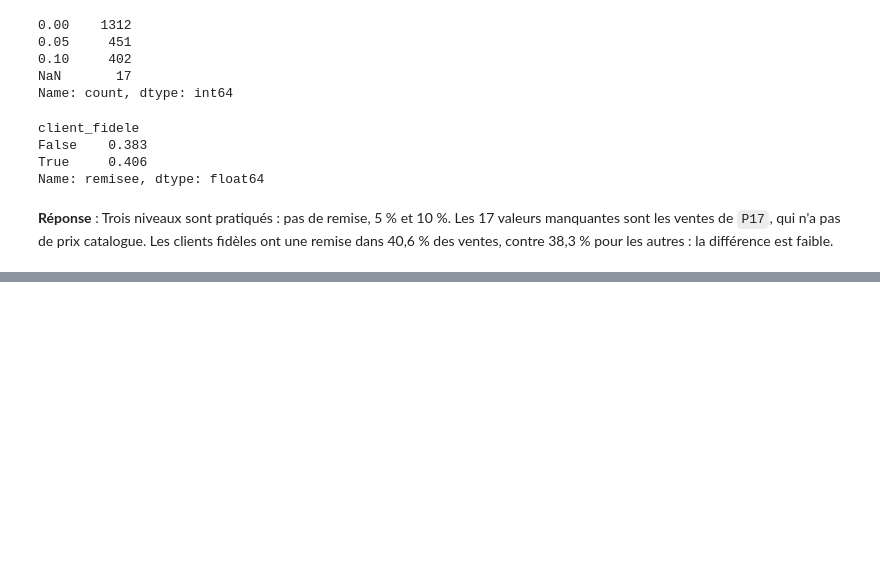
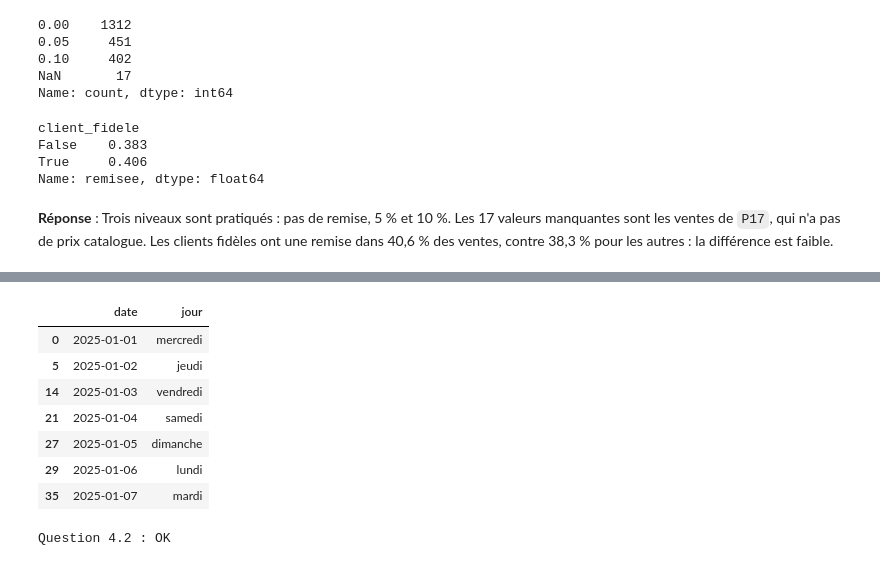
Before and after one commit to ardev2/formation-analyse-donnees-python, a Jupyter notebook: corrections/exercices/tp03-indicateurs/tp03_corrige.ipynb, the cells around one changed output, grey strips where cells are left out. Saved outputs shown, nothing was run; the diff lists cells and outputs as text; code cells hidden in the pictures; blank space fills up the shorter version.

```diff
--- a/corrections/exercices/tp03-indicateurs/tp03_corrige.ipynb
+++ b/corrections/exercices/tp03-indicateurs/tp03_corrige.ipynb
@@ -1469,0 +1520,21 @@ Name: remisee, dtype: float64
+# %%
+jours = {0: "lundi", 1: "mardi", 2: "mercredi", 3: "jeudi", 4: "vendredi", 5: "samedi", 6: "dimanche"}
+df["jour"] = df["date"].dt.dayofweek.map(jours)
+df[["date", "jour"]].drop_duplicates().head(7)
+# %% [output]
+|  | date | jour |
+| 0 | 2025-01-01 | mercredi |
+| 5 | 2025-01-02 | jeudi |
+| 14 | 2025-01-03 | vendredi |
+| 21 | 2025-01-04 | samedi |
+| 27 | 2025-01-05 | dimanche |
+| 29 | 2025-01-06 | lundi |
+| 35 | 2025-01-07 | mardi |
+# %%
+# Vérification
+assert df["jour"].notna().all(), "chaque vente doit avoir un jour"
+assert set(df["jour"]) == {"lundi", "mardi", "mercredi", "jeudi", "vendredi", "samedi", "dimanche"}, "les jours doivent être écrits en minuscules"
+assert df.loc[0, "jour"] == "mercredi", "le 1er janvier 2025 est un mercredi : 0 correspond au lundi"
+print("Question 4.2 : OK")
+# %% [output]
+Question 4.2 : OK
```
Also changed, not shown: parts of 63 cells of this notebook.
